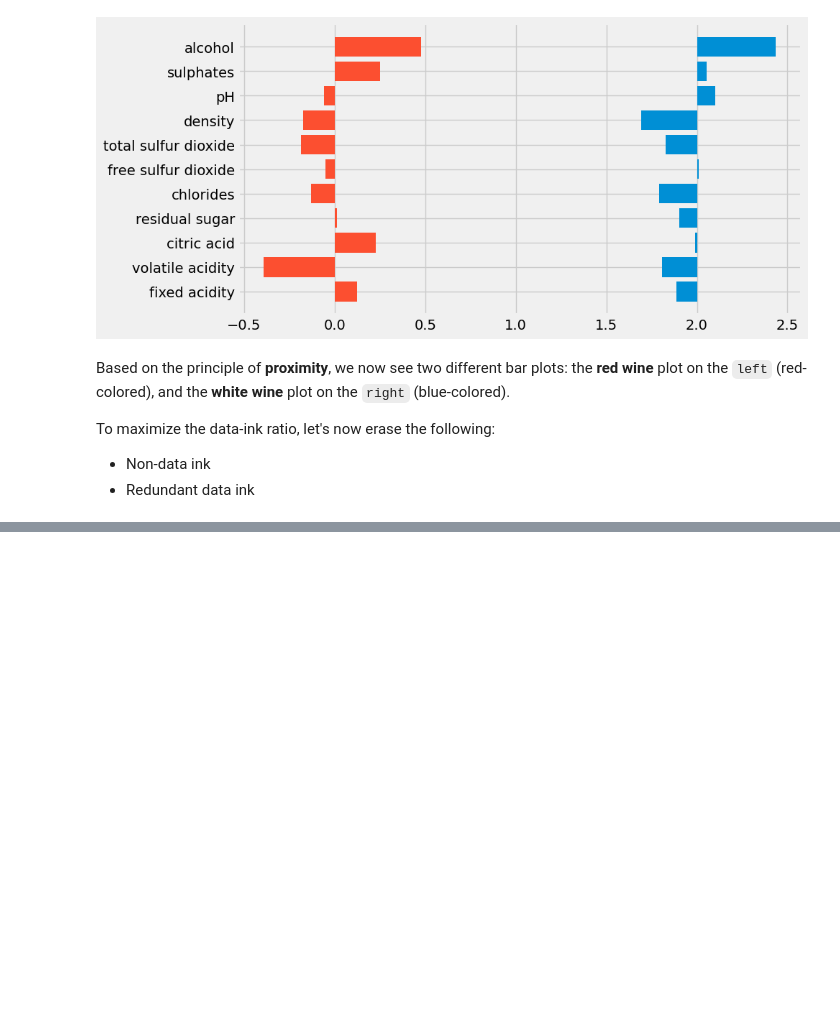
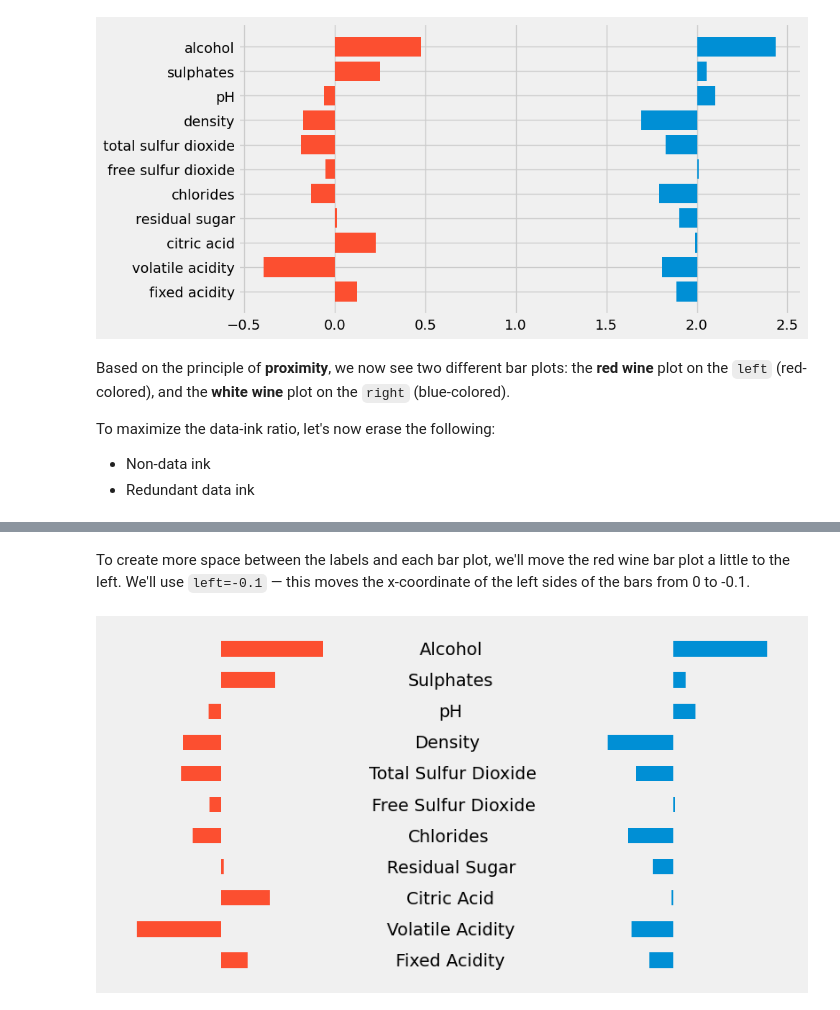
Before and after one commit to TomazFilgueira/Dq_Datascientist, a Jupyter notebook: 2 - Data Analysis and Visualizations/2.3 - Telling Stories/2.3.4_FiveThirtyEight_case.ipynb, the cells around one changed output, grey strips where cells are left out. Saved outputs shown, nothing was run; the diff lists cells and outputs as text; code cells hidden in the pictures; blank space fills up the shorter version.

```diff
--- a/2 - Data Analysis and Visualizations/2.3 - Telling Stories/2.3.4_FiveThirtyEight_case.ipynb
+++ b/2 - Data Analysis and Visualizations/2.3 - Telling Stories/2.3.4_FiveThirtyEight_case.ipynb
@@ -169,0 +218,27 @@ To maximize the data-ink ratio, let's now erase the following:
+# %% [markdown]
+To create more space between the labels and each bar plot, we'll move the red wine bar plot a little to the left. We'll use `left=-0.1` — this moves the x-coordinate of the left sides of the bars from 0 to -0.1.
+# %%
+style.use('fivethirtyeight')
+fig, ax = plt.subplots(figsize=(9, 5))
+ax.barh(white_corr.index, white_corr, left=2,height=0.5)
+# Assume the rest of the code is written
+ax.barh(red_corr.index, red_corr, height=0.5, left=-0.1) #move to the left
+ax.grid(visible=False)
+ax.set_xticks([])
+ax.set_yticks([])
+
+
+x_coords = {'Alcohol': 0.82, 'Sulphates': 0.77, 'pH': 0.91,
+            'Density': 0.80, 'Total Sulfur Dioxide': 0.59,
+            'Free Sulfur Dioxide': 0.6, 'Chlorides': 0.77,
+            'Residual Sugar': 0.67, 'Citric Acid': 0.76,
+            'Volatile Acidity': 0.67, 'Fixed Acidity': 0.71}
+y_coord = 9.8
+
+for y_label, x_coord in x_coords.items():
+    ax.text(x_coord, y_coord, y_label)
+    y_coord -= 1
+
+plt.show()
+# %% [output]
+[figure, added]
```
Also changed, not shown: parts of 29 cells of this notebook, 1 other file.
